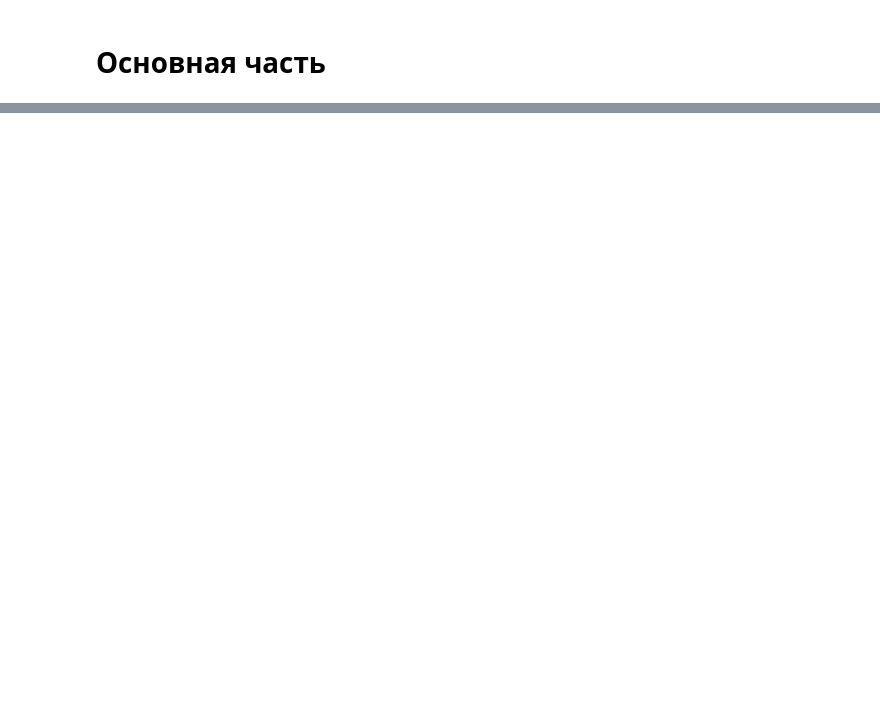
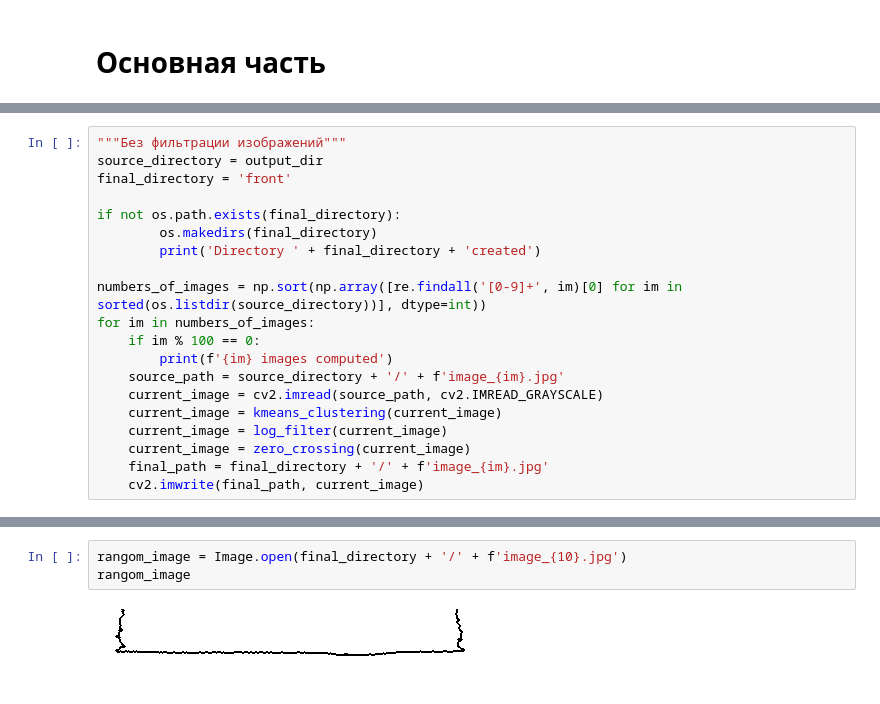
Before and after one commit to UEM000/Front-detection, a Jupyter notebook: Movie_to_picture_final.ipynb, the cells around one changed output, grey strips where cells are left out. Cells and saved outputs as stored; diff of their text form; blank space fills up the shorter version.

```diff
--- a/Movie_to_picture_final.ipynb
+++ b/Movie_to_picture_final.ipynb
@@ -308,0 +297,20 @@ Computation complete
+# %%
+"""Без фильтрации изображений"""
+source_directory = output_dir
+final_directory = 'front'
+
+if not os.path.exists(final_directory):
+        os.makedirs(final_directory)
+        print('Directory ' + final_directory + 'created')
+
+numbers_of_images = np.sort(np.array([re.findall('[0-9]+', im)[0] for im in sorted(os.listdir(source_directory))], dtype=int))
+for im in numbers_of_images:
+    if im % 100 == 0:
+        print(f'{im} images computed')
+    source_path = source_directory + '/' + f'image_{im}.jpg'
+    current_image = cv2.imread(source_path, cv2.IMREAD_GRAYSCALE)
+    current_image = kmeans_clustering(current_image)
+    current_image = log_filter(current_image)
+    current_image = zero_crossing(current_image)
+    final_path = final_directory + '/' + f'image_{im}.jpg'
+    cv2.imwrite(final_path, current_image)
@@ -309,3 +328,8 @@ Computation complete
+# %%
+rangom_image = Image.open(final_directory + '/' + f'image_{10}.jpg')
+rangom_image
+# %% [output]
+[figure, added]
 # %%
 """Формирование из изображений видиофайла"""
 create_video_from_images(images_dir='front_filtered_bilateral_3linear_median', file_name='output_video_new')
```
Also changed, not shown: parts of 31 cells of this notebook.
